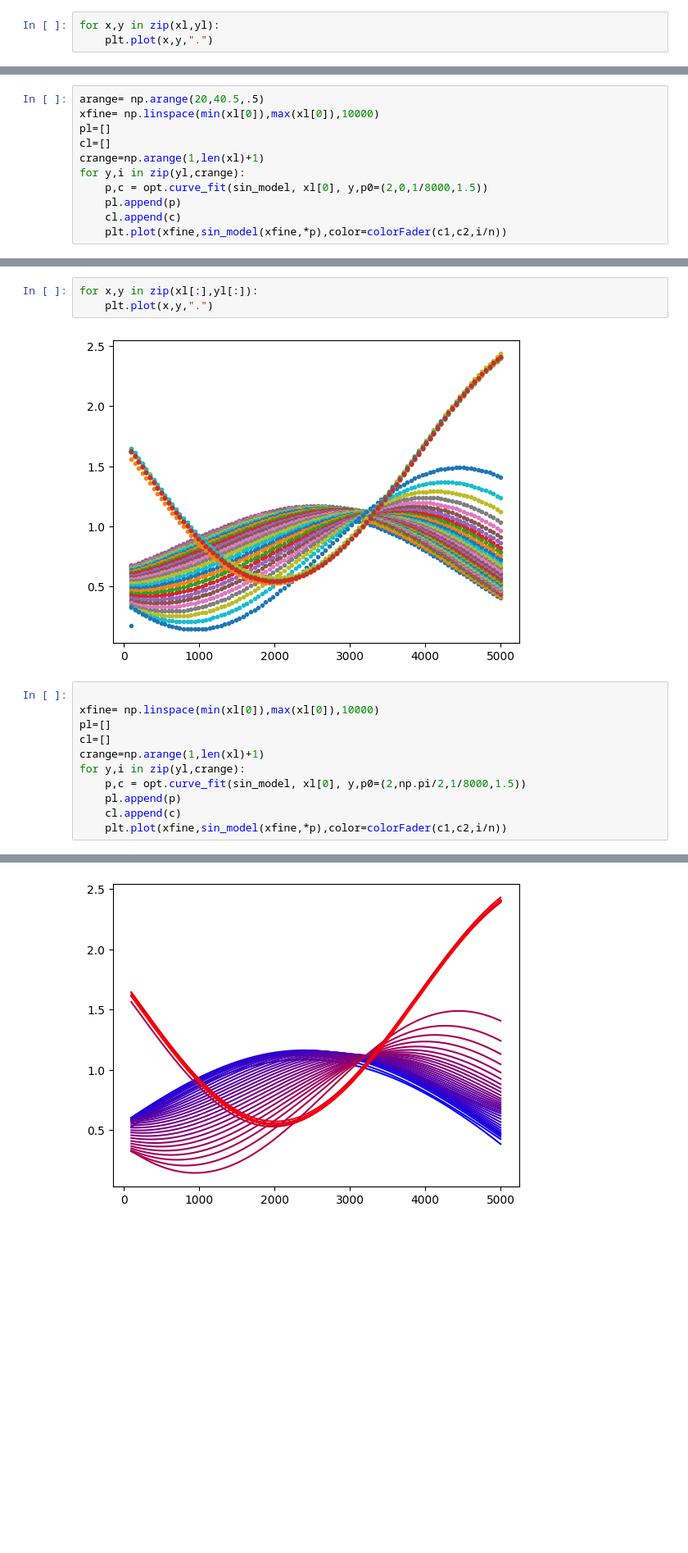
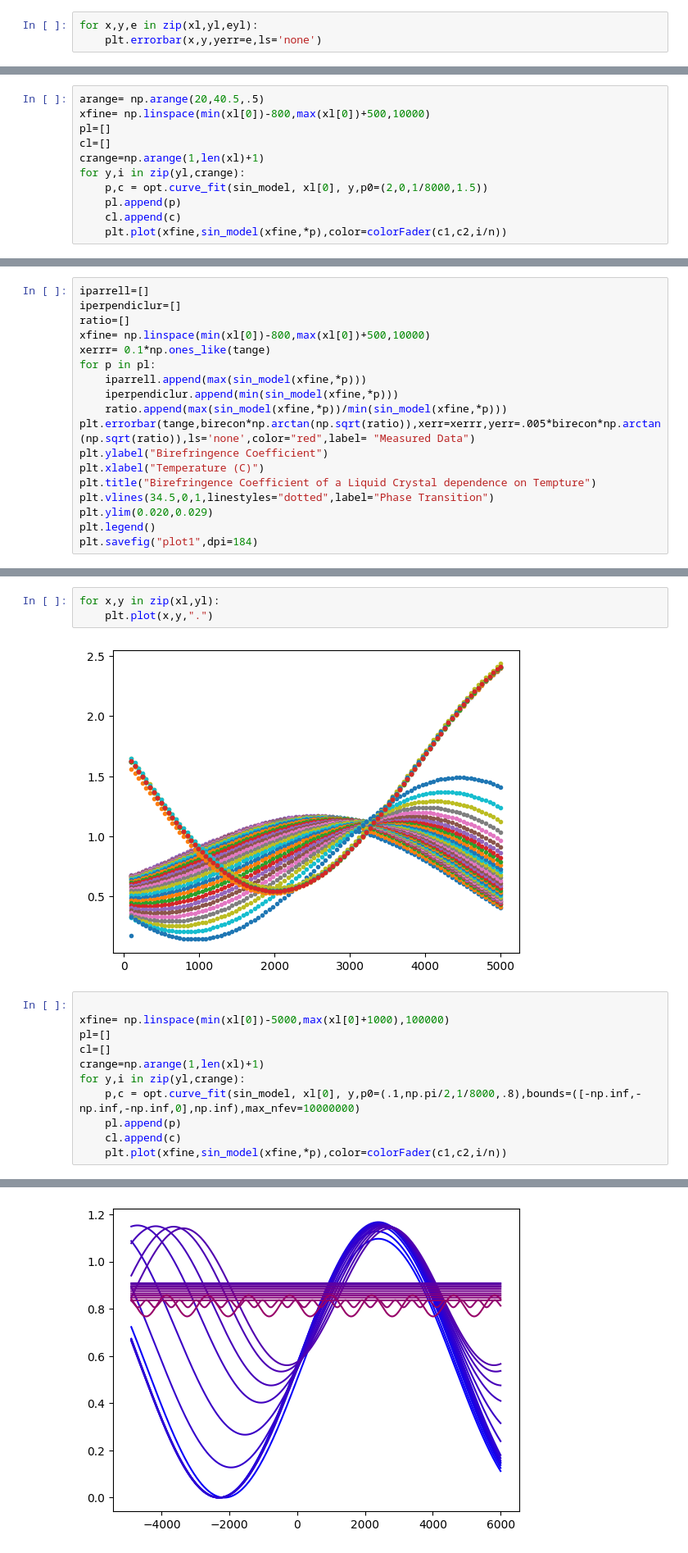
Before and after one commit to cwru-robin/Phys301, a Jupyter notebook: Birefringence/Untitled.ipynb, the cells around one changed output, grey strips where cells are left out. Shown at 82% size. Cells and saved outputs as stored; diff of their text form; blank space fills up the shorter version.

```diff
--- a/Birefringence/Untitled.ipynb
+++ b/Birefringence/Untitled.ipynb
@@ -113,4 +149,4 @@ for i in filenames:
 # %%
-for x,y in zip(xl,yl):
-    plt.plot(x,y,".")
+for x,y,e in zip(xl,yl,eyl):
+    plt.errorbar(x,y,yerr=e,ls='none')
 # %% [output]
@@ -118,6 +154,6 @@ for x,y in zip(xl,yl):
 # %%
 arange= np.arange(20,40.5,.5)
-xfine= np.linspace(min(xl[0]),max(xl[0]),10000)
+xfine= np.linspace(min(xl[0])-800,max(xl[0])+500,10000)
 pl=[]
 cl=[]
 crange=np.arange(1,len(xl)+1)
@@ -142,0 +179,18 @@ plt.plot(tange,pl.T[1]- pl.T[1][0],".")
+# %%
+iparrell=[]
+iperpendiclur=[]
+ratio=[]
+xfine= np.linspace(min(xl[0])-800,max(xl[0])+500,10000)
+xerrr= 0.1*np.ones_like(tange)
+for p in pl:
+    iparrell.append(max(sin_model(xfine,*p)))
+    iperpendiclur.append(min(sin_model(xfine,*p)))
+    ratio.append(max(sin_model(xfine,*p))/min(sin_model(xfine,*p)))
+plt.errorbar(tange,birecon*np.arctan(np.sqrt(ratio)),xerr=xerrr,yerr=.005*birecon*np.arctan(np.sqrt(ratio)),ls='none',color="red",label= "Measured Data")
+plt.ylabel("Birefringence Coefficient")
+plt.xlabel("Temperature (C)")
+plt.title("Birefringence Coefficient of a Liquid Crystal dependence on Tempture")
+plt.vlines(34.5,0,1,linestyles="dotted",label="Phase Transition")
+plt.ylim(0.020,0.029)
+plt.legend()
+plt.savefig("plot1",dpi=184)
@@ -154,18 +219,18 @@ for i in filenames:
     xl.append(io.loadmat(i)["HV"][0])
     yl.append(io.loadmat(i)["Voltage_R"][0])
 # %%
-for x,y in zip(xl[:],yl[:]):
+for x,y in zip(xl,yl):
     plt.plot(x,y,".")
 # %% [output]
 [figure]
 # %%
 
-xfine= np.linspace(min(xl[0]),max(xl[0]),10000)
+xfine= np.linspace(min(xl[0])-5000,max(xl[0]+1000),100000)
 pl=[]
 cl=[]
 crange=np.arange(1,len(xl)+1)
 for y,i in zip(yl,crange):
-    p,c = opt.curve_fit(sin_model, xl[0], y,p0=(2,np.pi/2,1/8000,1.5))
+    p,c = opt.curve_fit(sin_model, xl[0], y,p0=(.1,np.pi/2,1/8000,.8),bounds=([-np.inf,-np.inf,-np.inf,0],np.inf),max_nfev=10000000)
     pl.append(p)
     cl.append(c)
     plt.plot(xfine,sin_model(xfine,*p),color=colorFader(c1,c2,i/n))
@@ -173 +239 @@ for y,i in zip(yl,crange):
-[figure, old version]
+[figure, new version]
```
Also changed, not shown: parts of 34 cells of this notebook, 2 other files.
